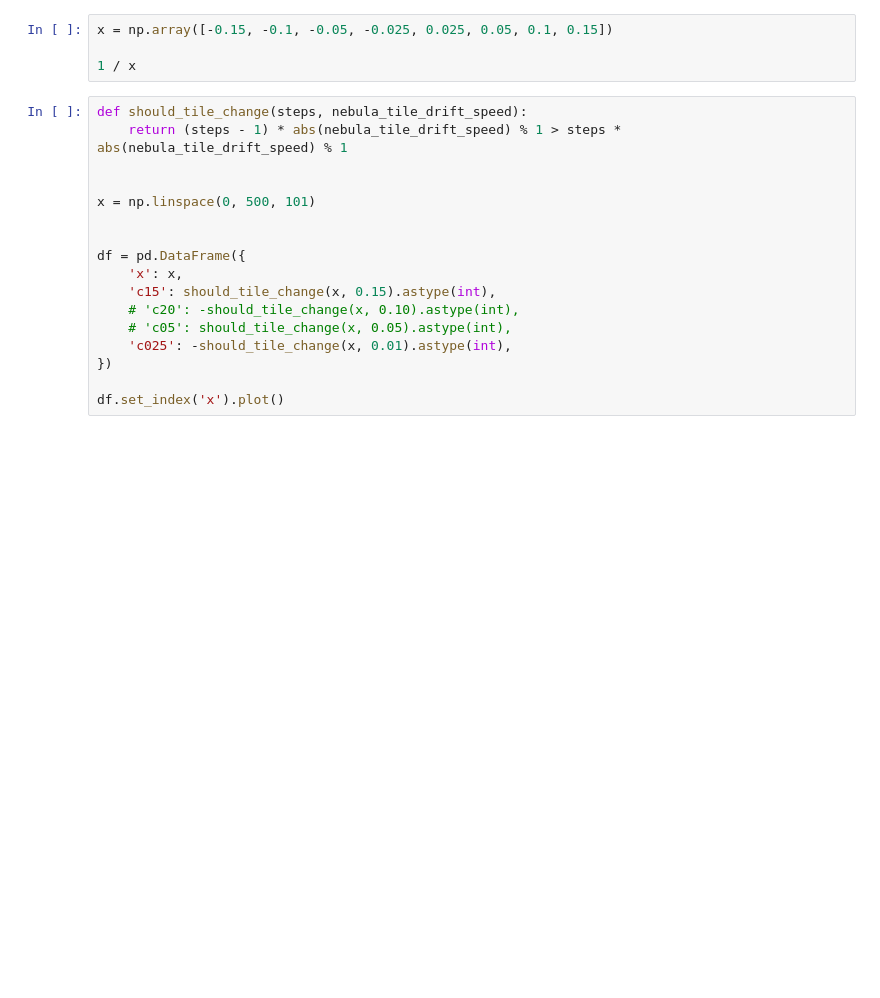
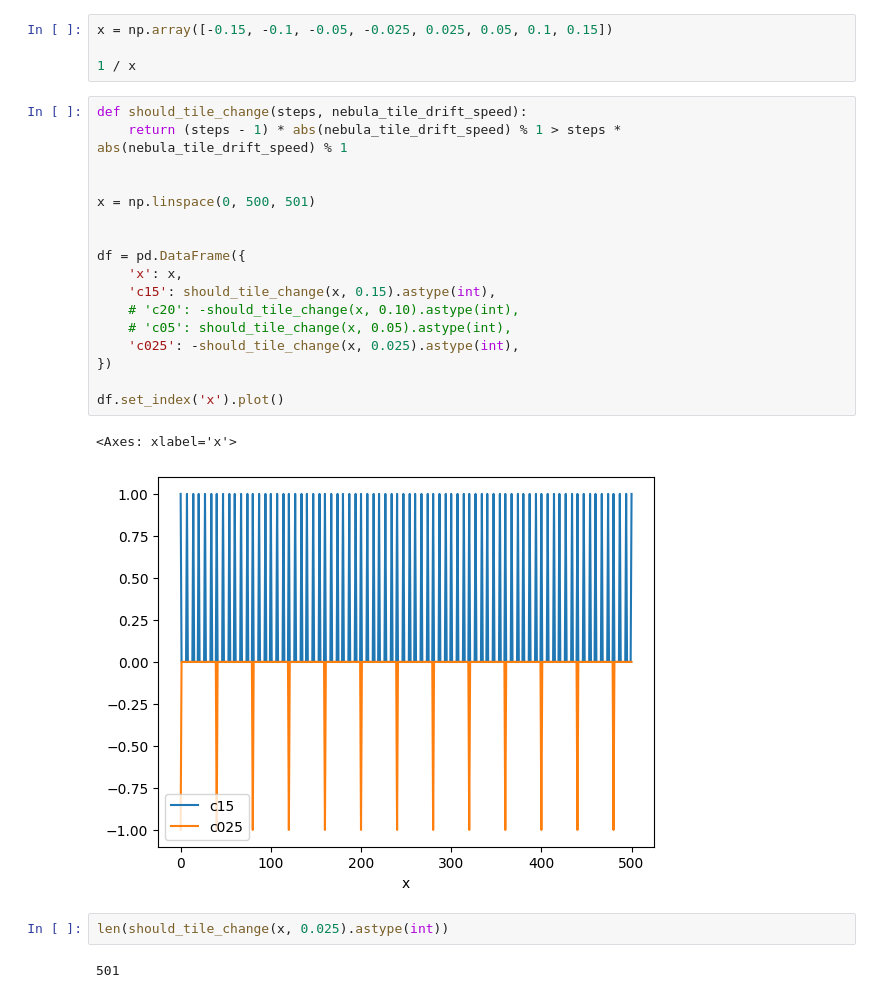
Before and after one commit to flynnwang/eco_bang_bang, a Jupyter notebook: notebook/rule-agentd-debugger.ipynb, the cells around one changed output. Saved outputs shown, nothing was run; the diff lists cells and outputs as text; blank space fills up the shorter version.

```diff
--- a/notebook/rule-agentd-debugger.ipynb
+++ b/notebook/rule-agentd-debugger.ipynb
@@ -770,17 +634,24 @@ x = np.array([-0.15, -0.1, -0.05, -0.025, 0.025, 0.05, 0.1, 0.15])
 # %%
 def should_tile_change(steps, nebula_tile_drift_speed):
     return (steps - 1) * abs(nebula_tile_drift_speed) % 1 > steps * abs(nebula_tile_drift_speed) % 1
 
 
-x = np.linspace(0, 500, 101)
+x = np.linspace(0, 500, 501)
 
 
 df = pd.DataFrame({
     'x': x,
     'c15': should_tile_change(x, 0.15).astype(int),
     # 'c20': -should_tile_change(x, 0.10).astype(int),
     # 'c05': should_tile_change(x, 0.05).astype(int),
-    'c025': -should_tile_change(x, 0.01).astype(int),
+    'c025': -should_tile_change(x, 0.025).astype(int),
 })
 
 df.set_index('x').plot()
+# %% [output]
+<Axes: xlabel='x'>
+[figure, added]
+# %%
+len(should_tile_change(x, 0.025).astype(int))
+# %% [output]
+501
```
Also changed, not shown: parts of 35 cells of this notebook, 18 other files.
